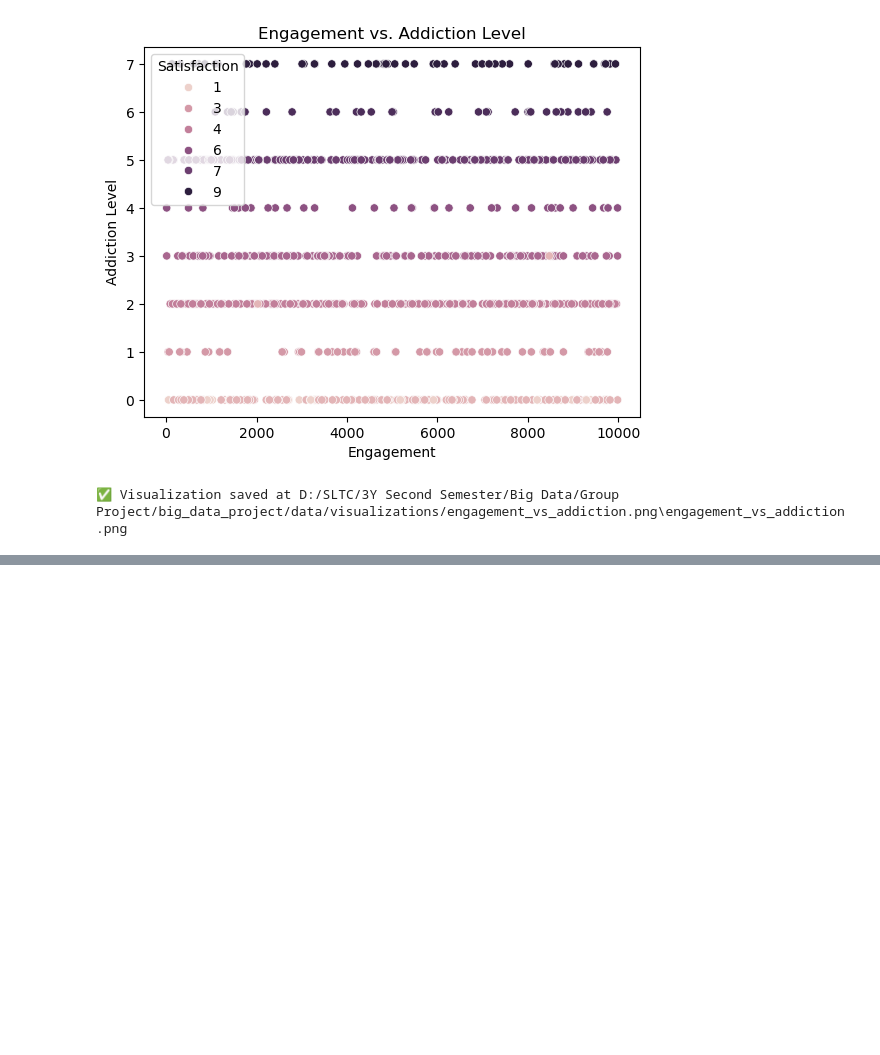
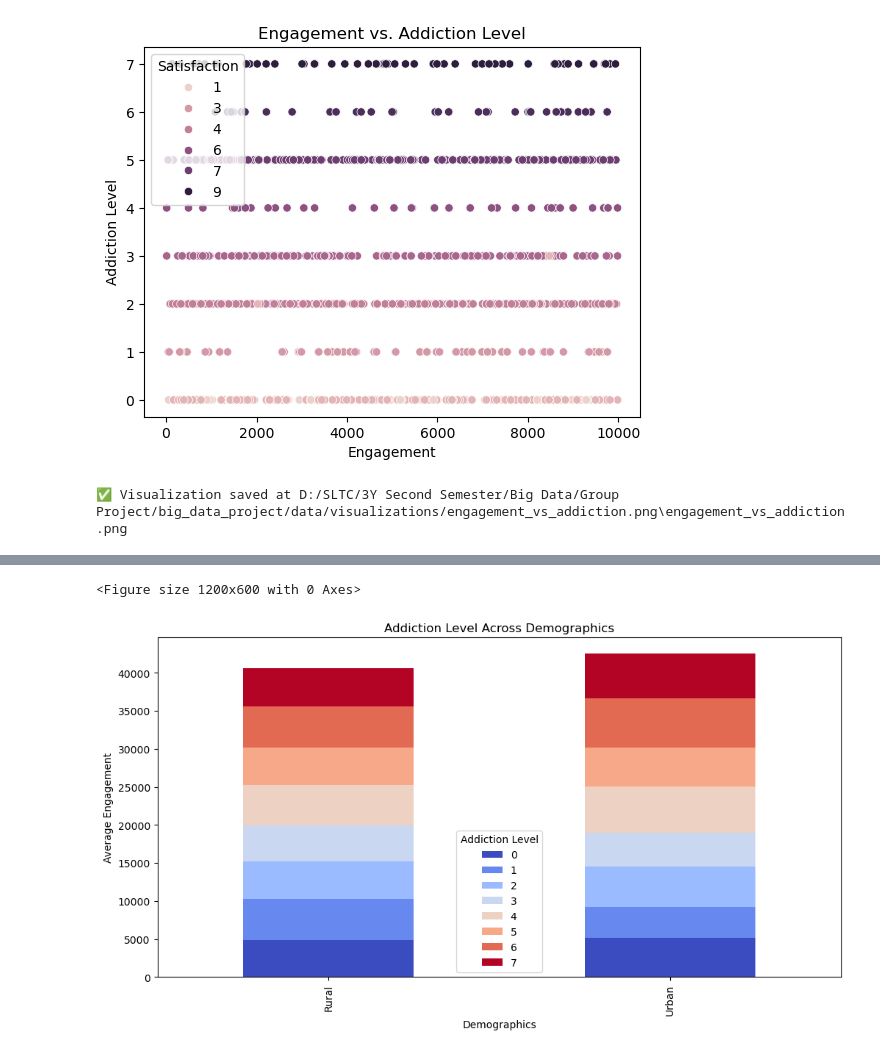
Before and after one commit to ashensamuditha2017/BigDataProject, a Jupyter notebook: notebooks/visualization.ipynb, the cells around one changed output, grey strips where cells are left out. Cells and saved outputs as stored; diff of their text form; code cells hidden in the pictures; blank space fills up the shorter version.

```diff
--- a/notebooks/visualization.ipynb
+++ b/notebooks/visualization.ipynb
@@ -32,0 +54,12 @@ print(f"✅ Visualization saved at {output_path}")
+# %%
+# Stacked Bar Chart: Addiction Level by Demographics
+plt.figure(figsize=(12, 6))
+df_pivot = df.pivot_table(index='Demographics', columns='Addiction Level', values='Engagement', aggfunc='mean')
+df_pivot.plot(kind='bar', stacked=True, colormap='coolwarm', figsize=(12, 6))
+plt.title('Addiction Level Across Demographics')
+plt.ylabel('Average Engagement')
+plt.savefig('../data/visualizations/addiction_demographics.png')
+plt.show()
+# %% [output]
+<Figure size 1200x600 with 0 Axes>
+[figure, added]
```
Also changed, not shown: parts of 2 cells of this notebook, 8 other files.
